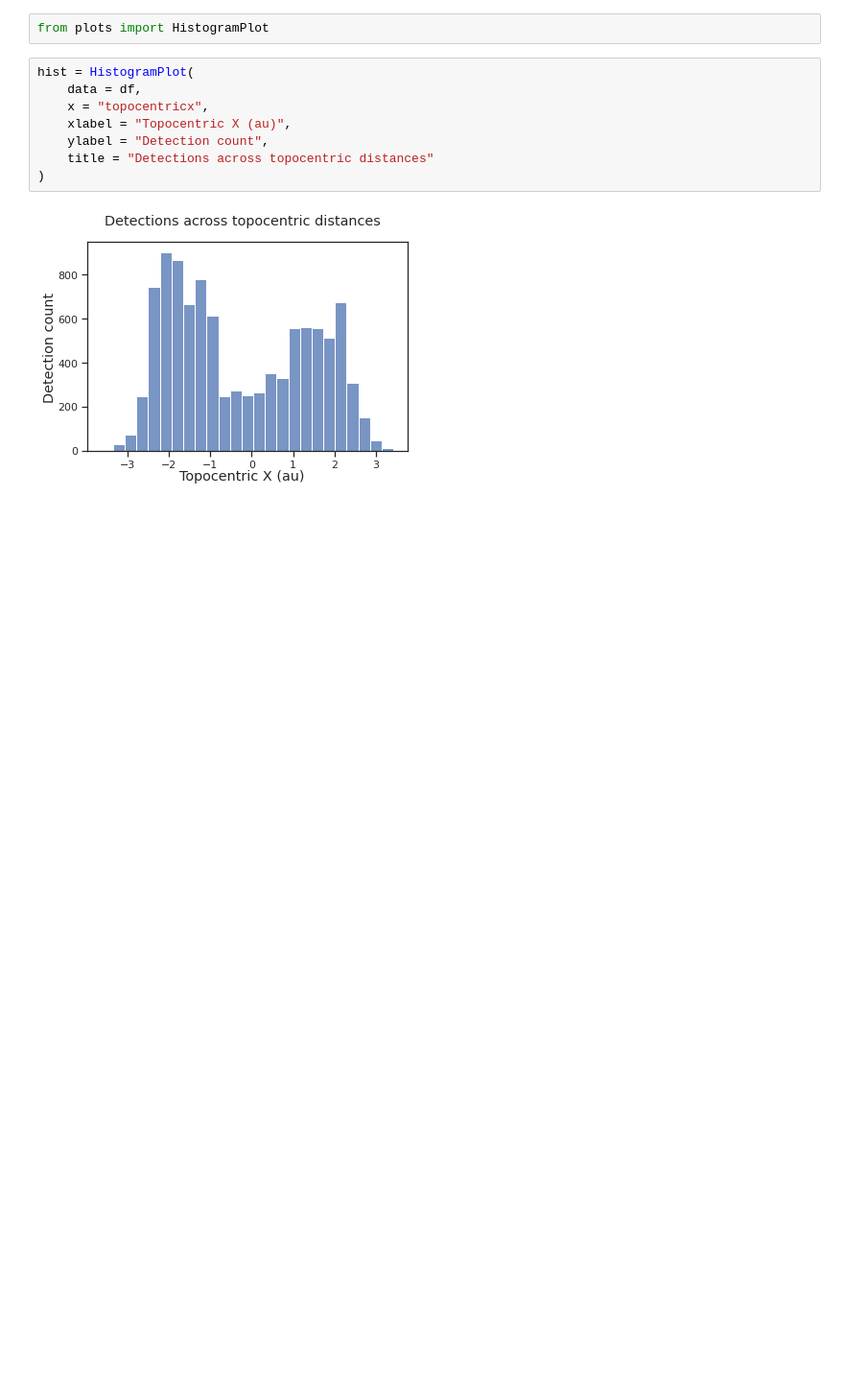
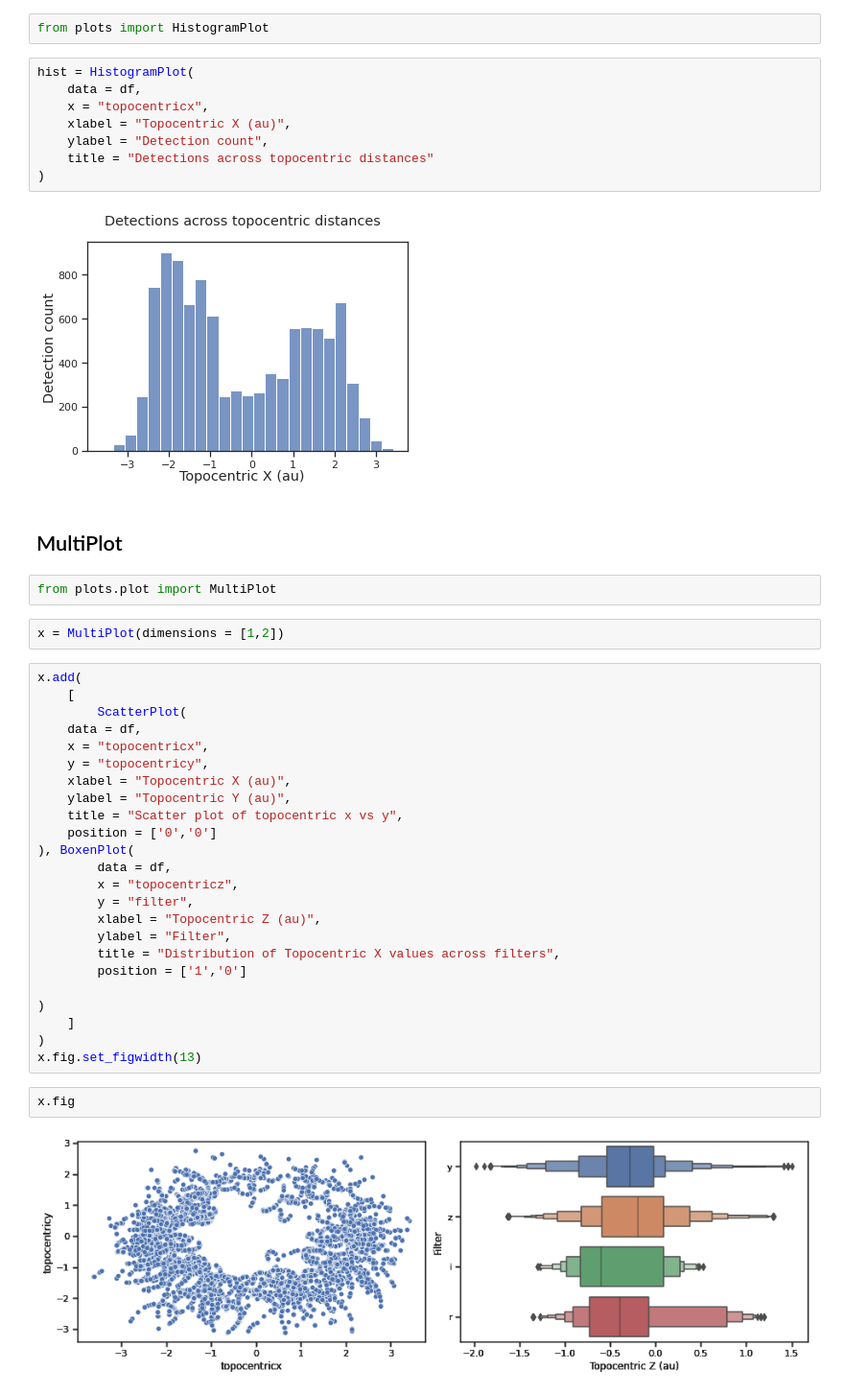
Before and after one commit to QUB-Planet-Lab/LSST_Solar_System_Plotting_Tools, a Jupyter notebook: PlottingTools/Tutorial/data_plot_examples.ipynb, the cells around one changed output. Shown at 96% size. Drawn from its saved outputs; the diff is of its cells as text; blank space fills up the shorter version.

Commit message:
added data_plot_examples - notebook covering DB and Plotting classes

```diff
--- a/PlottingTools/Tutorial/data_plot_examples.ipynb
+++ b/PlottingTools/Tutorial/data_plot_examples.ipynb
@@ -393,3 +393,37 @@ hist = HistogramPlot(
 )
 # %% [output]
 [figure]
+# %% [markdown]
+## MultiPlot
+# %%
+from plots.plot import MultiPlot
+# %%
+x = MultiPlot(dimensions = [1,2])
+# %%
+x.add(
+    [
+        ScatterPlot(
+    data = df,
+    x = "topocentricx",
+    y = "topocentricy",
+    xlabel = "Topocentric X (au)",
+    ylabel = "Topocentric Y (au)",
+    title = "Scatter plot of topocentric x vs y",
+    position = ['0','0']
+), BoxenPlot(
+        data = df,
+        x = "topocentricz",
+        y = "filter",
+        xlabel = "Topocentric Z (au)",
+        ylabel = "Filter",
+        title = "Distribution of Topocentric X values across filters",
+        position = ['1','0']
+
+)
+    ]
+)
+x.fig.set_figwidth(13)
+# %%
+x.fig
+# %% [output]
+[figure, added]
```
Also changed, not shown: parts of 11 cells of this notebook.
